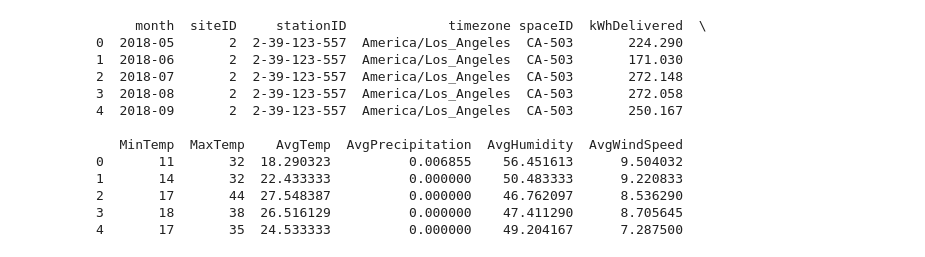
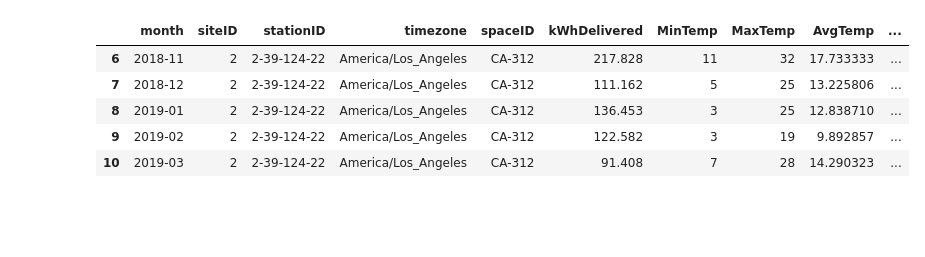
Before and after one commit to Toheeb-Ojuolape/ntugridlab-evstations-data, a Jupyter notebook: ARIMA.ipynb, the cells around one changed output. Saved outputs shown, nothing was run; the diff lists cells and outputs as text; code cells hidden in the pictures; blank space fills up the shorter version.

```diff
--- a/ARIMA.ipynb
+++ b/ARIMA.ipynb
@@ -55,21 +29,14 @@ data = pd.read_csv('./caltech_model_data/2-39-123-557.csv')
 # %%
 # Display the first few rows of the dataframe
-# %%
-print(data.head())
-# %% [output]
-     month  siteID     stationID             timezone spaceID  kWhDelivered  \
-0  2018-05       2  2-39-123-557  America/Los_Angeles  CA-503       224.290
-1  2018-06       2  2-39-123-557  America/Los_Angeles  CA-503       171.030
-2  2018-07       2  2-39-123-557  America/Los_Angeles  CA-503       272.148
-3  2018-08       2  2-39-123-557  America/Los_Angeles  CA-503       272.058
-4  2018-09       2  2-39-123-557  America/Los_Angeles  CA-503       250.167
-
-   MinTemp  MaxTemp    AvgTemp  AvgPrecipitation  AvgHumidity  AvgWindSpeed
-0       11       32  18.290323          0.006855    56.451613      9.504032
-1       14       32  22.433333          0.000000    50.483333      9.220833
-2       17       44  27.548387          0.000000    46.762097      8.536290
-3       18       38  26.516129          0.000000    47.411290      8.705645
-4       17       35  24.533333          0.000000    49.204167      7.287500
+# %%
+data.tail()
+# %% [output]
+|  | month | siteID | stationID | timezone | spaceID | kWhDelivered | MinTemp | MaxTemp | AvgTemp | ... |
+| 6 | 2018-11 | 2 | 2-39-124-22 | America/Los_Angeles | CA-312 | 217.828 | 11 | 32 | 17.733333 | ... |
+| 7 | 2018-12 | 2 | 2-39-124-22 | America/Los_Angeles | CA-312 | 111.162 | 5 | 25 | 13.225806 | ... |
+| 8 | 2019-01 | 2 | 2-39-124-22 | America/Los_Angeles | CA-312 | 136.453 | 3 | 25 | 12.838710 | ... |
+| 9 | 2019-02 | 2 | 2-39-124-22 | America/Los_Angeles | CA-312 | 122.582 | 3 | 19 | 9.892857 | ... |
+| 10 | 2019-03 | 2 | 2-39-124-22 | America/Los_Angeles | CA-312 | 91.408 | 7 | 28 | 14.290323 | ... |
 # %%
 # Convert the month to datetime format and set it as the index
 # %%
```
Also changed, not shown: parts of 57 cells of this notebook, 3 other files.
